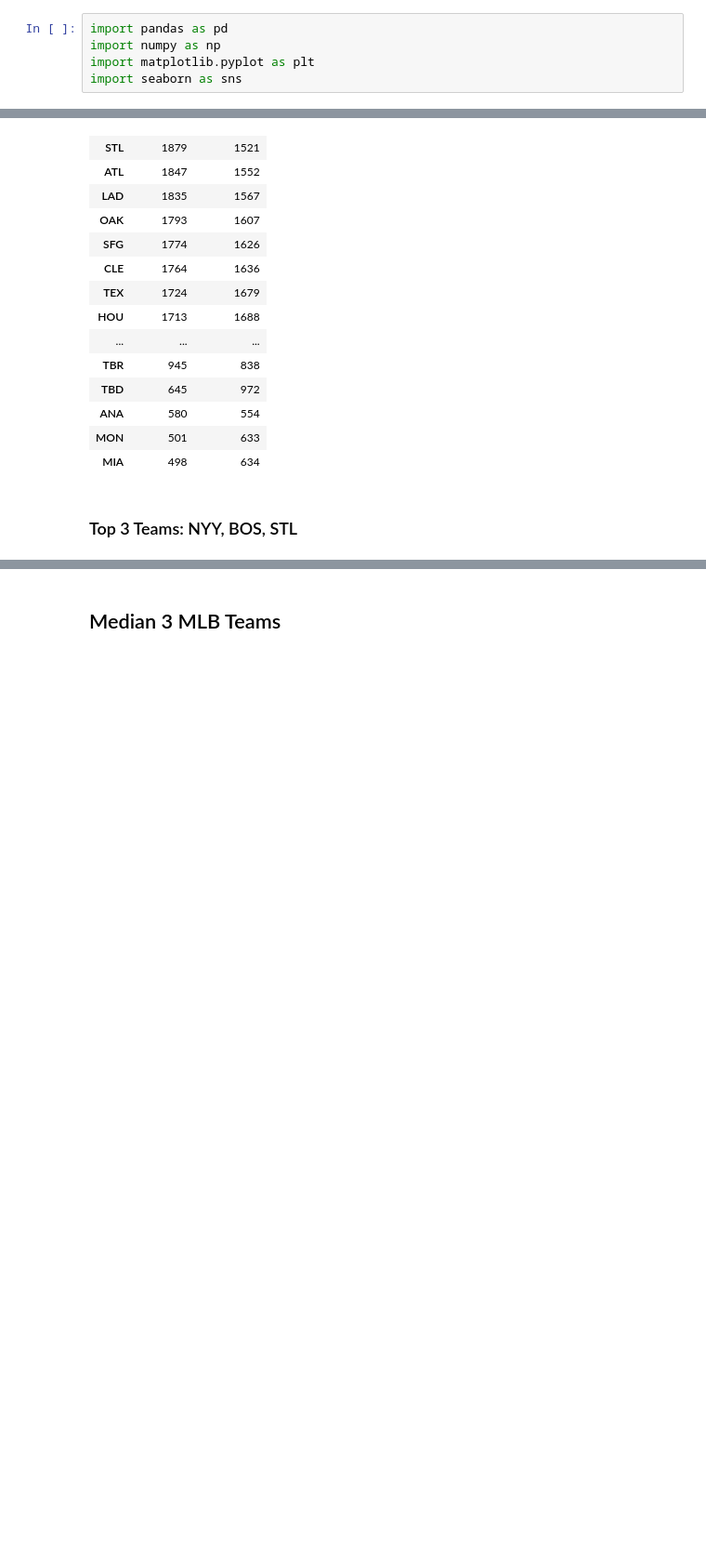
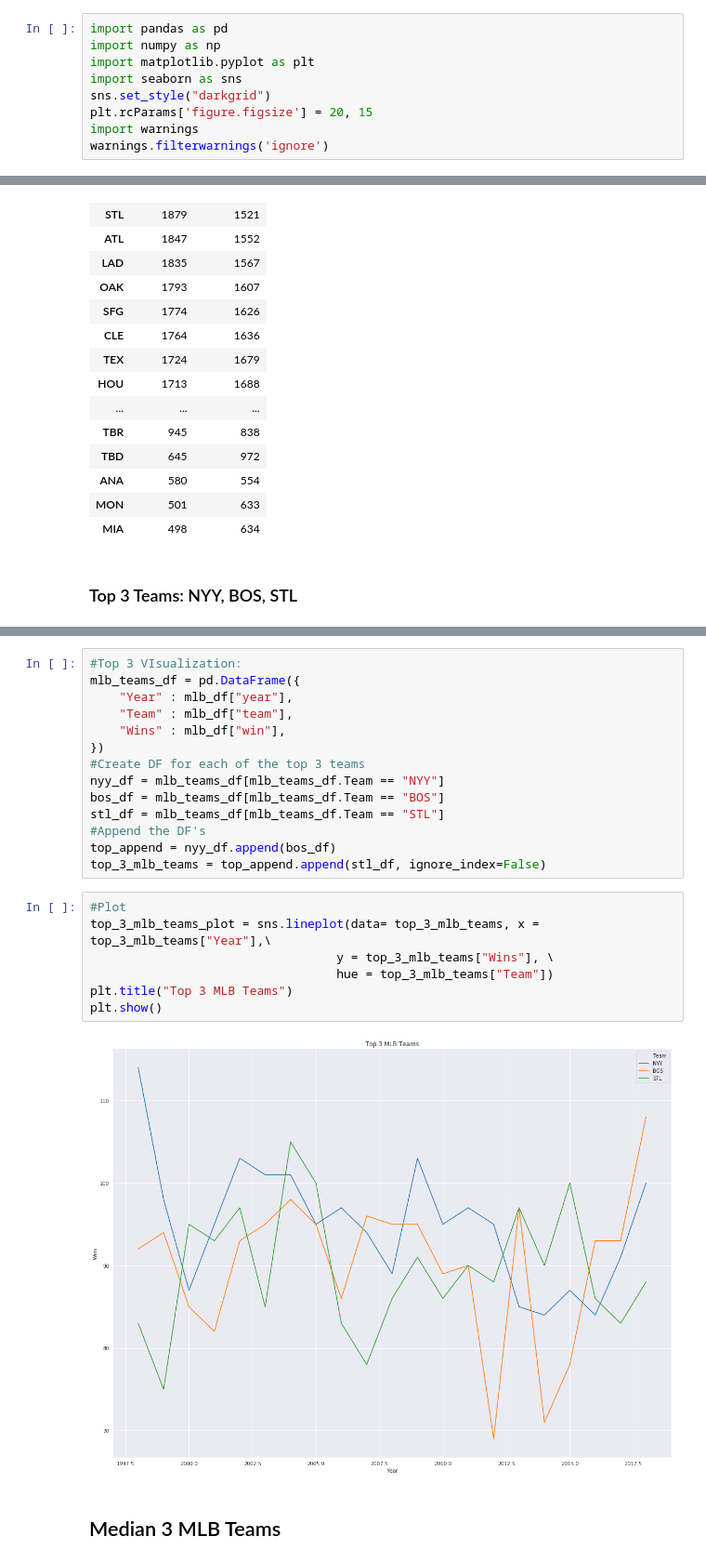
Before and after one commit to Git-hSin/TeamPerformanceCommImpact, a Jupyter notebook: tim_sports/tim_sports.ipynb, the cells around one changed output, grey strips where cells are left out. Shown at 93% size. Drawn from its saved outputs; the diff is of its cells as text; blank space fills up the shorter version.

Commit message:
MLB Visualizations Complete

```diff
--- a/tim_sports/tim_sports.ipynb
+++ b/tim_sports/tim_sports.ipynb
@@ -5,6 +5,10 @@ import pandas as pd
 import numpy as np
 import matplotlib.pyplot as plt
 import seaborn as sns
+sns.set_style("darkgrid")
+plt.rcParams['figure.figsize'] = 20, 15
+import warnings
+warnings.filterwarnings('ignore')
 # %%
 mlb_data_file = "Resources/mlb.csv"
 mlb_attendance_file = "Resources/mlb_attendance.csv"
@@ -173,3 +187,26 @@ mlb_team_totals_df.sort_values(by="total_wins",ascending=False).set_index("team"
+# %%
+#Top 3 VIsualization:
+mlb_teams_df = pd.DataFrame({
+    "Year" : mlb_df["year"],
+    "Team" : mlb_df["team"],
+    "Wins" : mlb_df["win"],
+})
+#Create DF for each of the top 3 teams
+nyy_df = mlb_teams_df[mlb_teams_df.Team == "NYY"]
+bos_df = mlb_teams_df[mlb_teams_df.Team == "BOS"]
+stl_df = mlb_teams_df[mlb_teams_df.Team == "STL"]
+#Append the DF's
+top_append = nyy_df.append(bos_df)
+top_3_mlb_teams = top_append.append(stl_df, ignore_index=False)
+# %%
+#Plot
+top_3_mlb_teams_plot = sns.lineplot(data= top_3_mlb_teams, x = top_3_mlb_teams["Year"],\
+                                  y = top_3_mlb_teams["Wins"], \
+                                  hue = top_3_mlb_teams["Team"])
+plt.title("Top 3 MLB Teams")
+plt.show()
+# %% [output]
+[figure, added]
 # %% [markdown]
 ## Median 3 MLB Teams
 # %%
```
Also changed, not shown: parts of 16 cells of this notebook.
